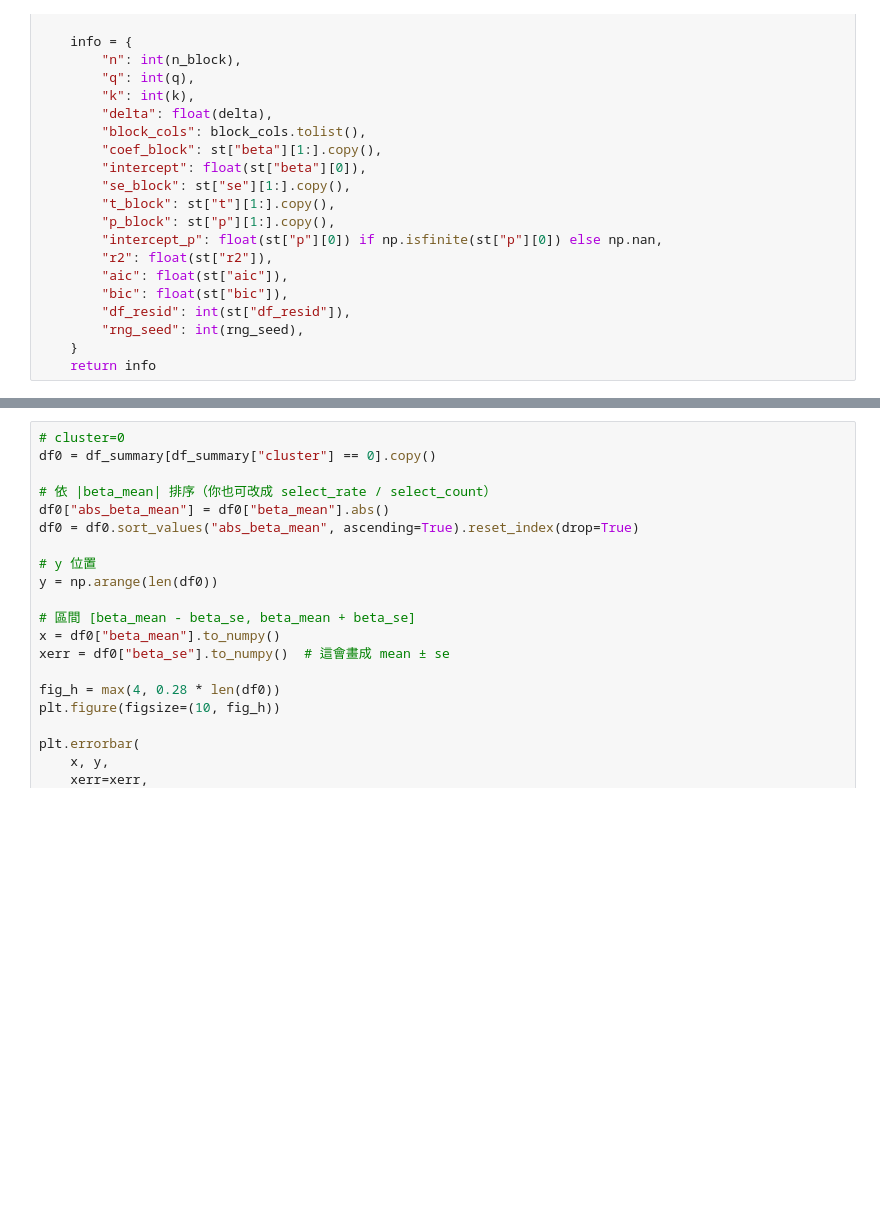
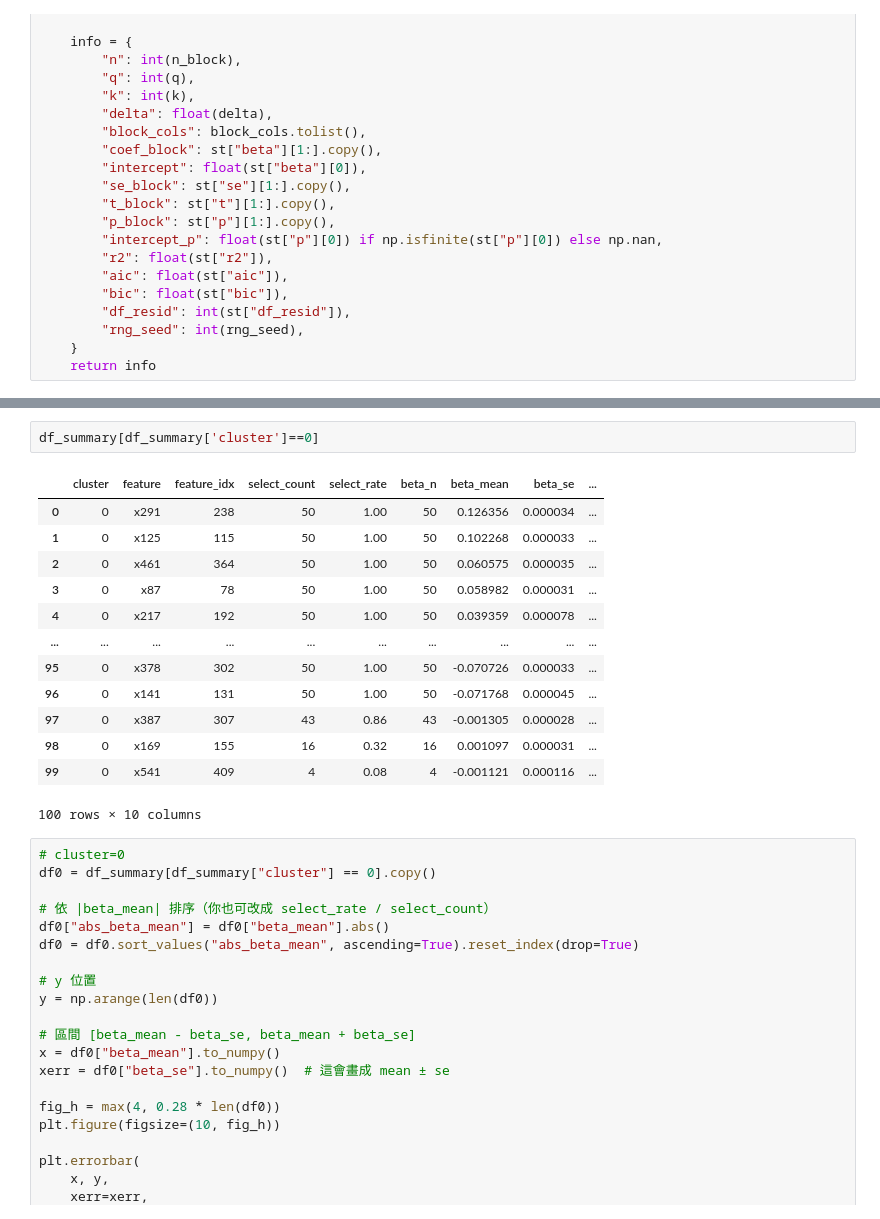
Before and after one commit to JackHuang0125/WHAT_I_DID, a Jupyter notebook: 0 Meeting/0_PAPER_1150204.ipynb, the cells around one changed output, grey strips where cells are left out. Cells and saved outputs as stored; diff of their text form; blank space fills up the shorter version.

```diff
--- a/0 Meeting/0_PAPER_1150204.ipynb
+++ b/0 Meeting/0_PAPER_1150204.ipynb
@@ -631,3 +617,19 @@ Returning the number of logical cores instead. You can silence this warning by s
+# %%
+df_summary[df_summary['cluster']==0]
+# %% [output]
+|  | cluster | feature | feature_idx | select_count | select_rate | beta_n | beta_mean | beta_se | ... |
+| 0 | 0 | x291 | 238 | 50 | 1.00 | 50 | 0.126356 | 0.000034 | ... |
+| 1 | 0 | x125 | 115 | 50 | 1.00 | 50 | 0.102268 | 0.000033 | ... |
+| 2 | 0 | x461 | 364 | 50 | 1.00 | 50 | 0.060575 | 0.000035 | ... |
+| 3 | 0 | x87 | 78 | 50 | 1.00 | 50 | 0.058982 | 0.000031 | ... |
+| 4 | 0 | x217 | 192 | 50 | 1.00 | 50 | 0.039359 | 0.000078 | ... |
+| ... | ... | ... | ... | ... | ... | ... | ... | ... | ... |
+| 95 | 0 | x378 | 302 | 50 | 1.00 | 50 | -0.070726 | 0.000033 | ... |
+| 96 | 0 | x141 | 131 | 50 | 1.00 | 50 | -0.071768 | 0.000045 | ... |
+| 97 | 0 | x387 | 307 | 43 | 0.86 | 43 | -0.001305 | 0.000028 | ... |
+| 98 | 0 | x169 | 155 | 16 | 0.32 | 16 | 0.001097 | 0.000031 | ... |
+| 99 | 0 | x541 | 409 | 4 | 0.08 | 4 | -0.001121 | 0.000116 | ... |
+100 rows × 10 columns
 # %%
 # cluster=0
 df0 = df_summary[df_summary["cluster"] == 0].copy()
```
Also changed, not shown: parts of 6 cells of this notebook, 3 other files.
